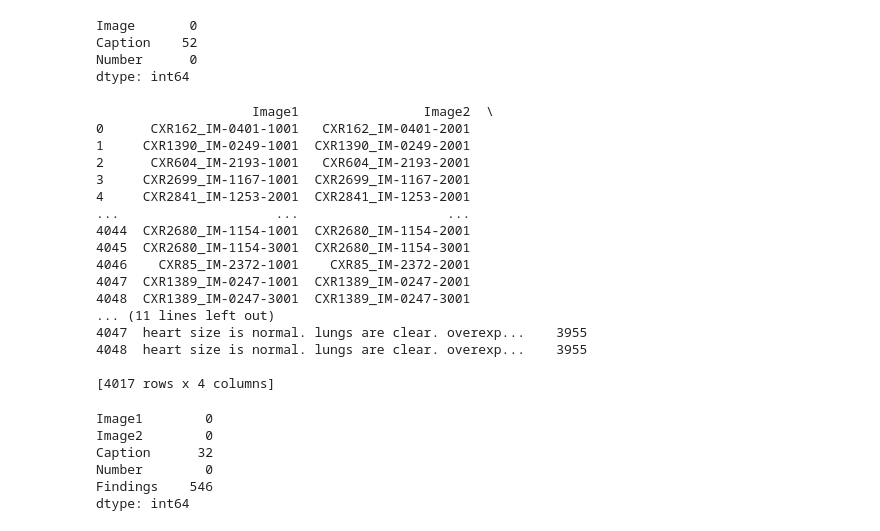
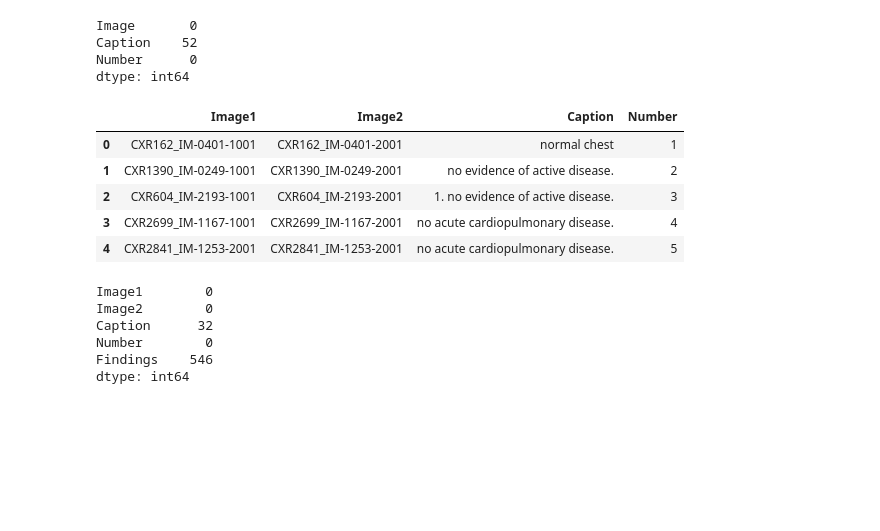
Before and after one commit to shuyuexu/4994finalproj-stage1, a Jupyter notebook: stage1.ipynb, the cells around one changed output. Saved outputs shown, nothing was run; the diff lists cells and outputs as text; code cells hidden in the pictures; blank space fills up the shorter version.

```diff
--- a/stage1.ipynb
+++ b/stage1.ipynb
@@ -192,26 +192,15 @@ for filename in tqdm(os.listdir("./ecgen-radiology/")):
 
         num = num+1
 df = pd.DataFrame({"Image1": img1,"Image2": img2, "Caption": img_impression,"Number":number,"Findings":img_finding}).sort_values(['Number'])
-# %%
-print(df)
-# %% [output]
-                    Image1                Image2  \
-0      CXR162_IM-0401-1001   CXR162_IM-0401-2001
-1     CXR1390_IM-0249-1001  CXR1390_IM-0249-2001
-2      CXR604_IM-2193-1001   CXR604_IM-2193-2001
-3     CXR2699_IM-1167-1001  CXR2699_IM-1167-2001
-4     CXR2841_IM-1253-2001  CXR2841_IM-1253-2001
-...                    ...                   ...
-4044  CXR2680_IM-1154-1001  CXR2680_IM-1154-2001
-4045  CXR2680_IM-1154-3001  CXR2680_IM-1154-3001
-4046    CXR85_IM-2372-1001    CXR85_IM-2372-2001
-4047  CXR1389_IM-0247-1001  CXR1389_IM-0247-2001
-4048  CXR1389_IM-0247-3001  CXR1389_IM-0247-3001
-... (11 lines left out)
-4047  heart size is normal. lungs are clear. overexp...    3955
-4048  heart size is normal. lungs are clear. overexp...    3955
-
-[4017 rows x 4 columns]
+# %%
+df.head(5)
+# %% [output]
+|  | Image1 | Image2 | Caption | Number |
+| 0 | CXR162_IM-0401-1001 | CXR162_IM-0401-2001 | normal chest | 1 |
+| 1 | CXR1390_IM-0249-1001 | CXR1390_IM-0249-2001 | no evidence of active disease. | 2 |
+| 2 | CXR604_IM-2193-1001 | CXR604_IM-2193-2001 | 1. no evidence of active disease. | 3 |
+| 3 | CXR2699_IM-1167-1001 | CXR2699_IM-1167-2001 | no acute cardiopulmonary disease. | 4 |
+| 4 | CXR2841_IM-1253-2001 | CXR2841_IM-1253-2001 | no acute cardiopulmonary disease. | 5 |
 # %%
 df.isnull().sum()
 # %% [output]
```
Also changed, not shown: parts of 2 cells of this notebook.
